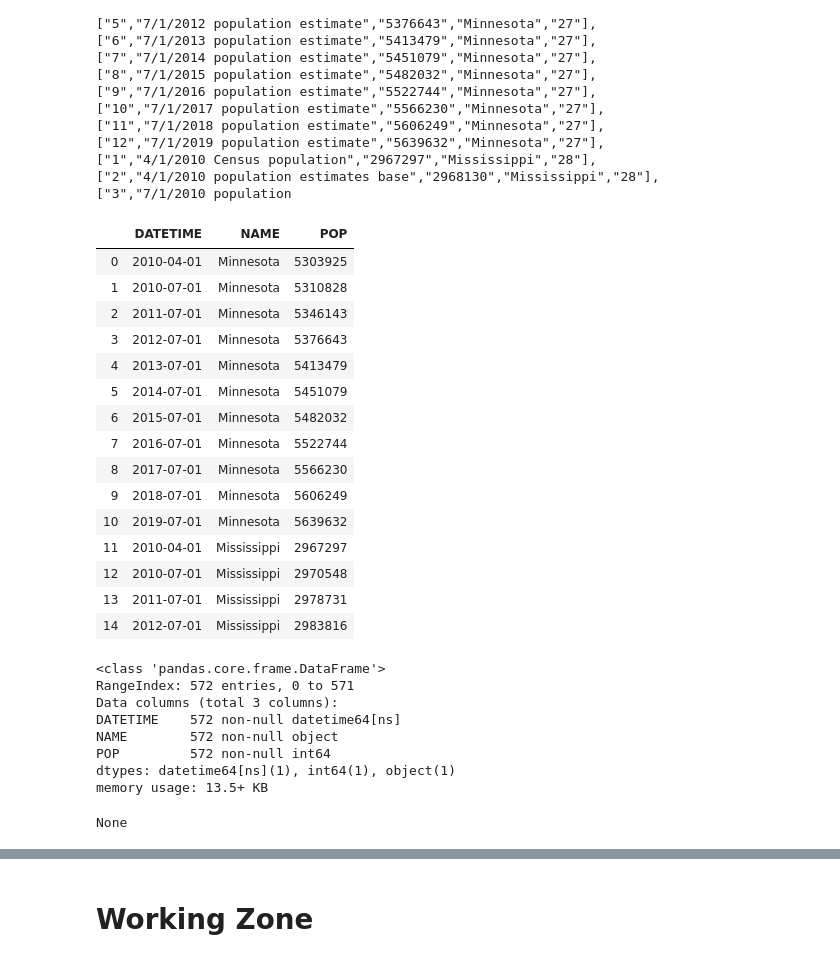
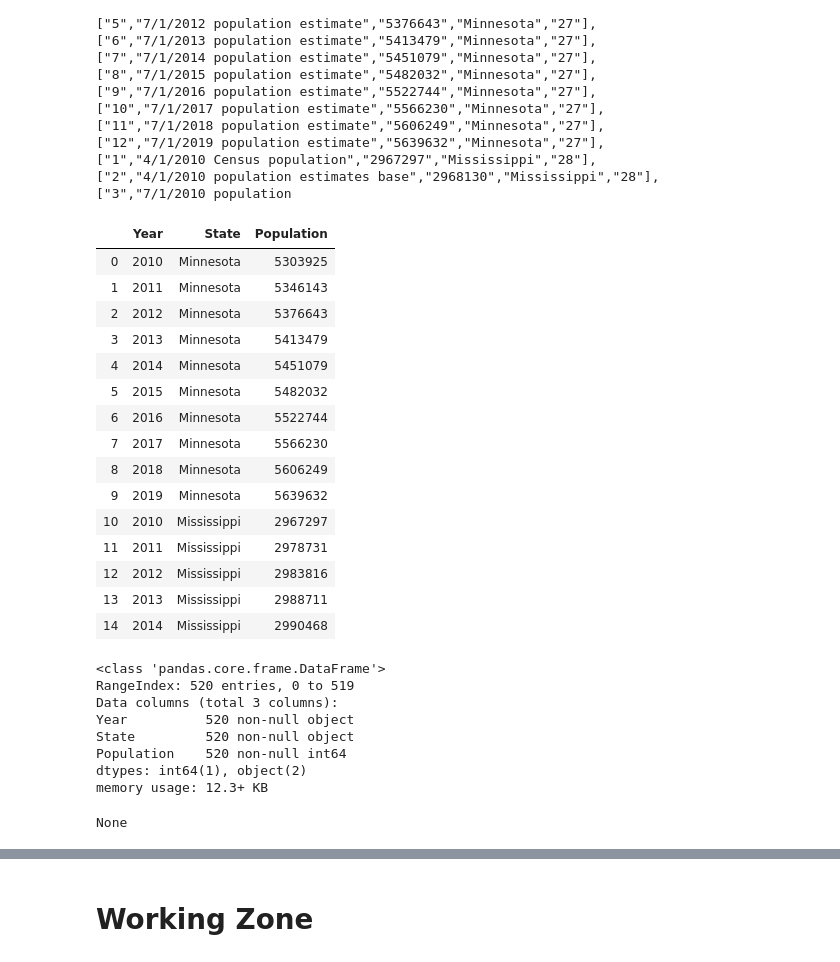
Before and after one commit to zapatos24/The_Electoral_College-Today_and_Tomorrow, a Jupyter notebook: electoral_college_data_map_notebook.ipynb, the cells around one changed output, grey strips where cells are left out. Drawn from its saved outputs; the diff is of its cells as text; code cells hidden in the pictures.

```diff
--- a/electoral_college_data_map_notebook.ipynb
+++ b/electoral_college_data_map_notebook.ipynb
@@ -70,39 +76,40 @@ https://api.census.gov/data/2019/pep/population?get=DATE_CODE%2CDATE_DESC%2CPOP%
 # %%
 #clean data (only need population, state, and datetime) with pandas before putting into SQL database
 data = r.json()
-df = pd.DataFrame(data[1:], columns=data[0])
-df['DATETIME'] = df.DATE_DESC.apply(lambda x: pd.to_datetime(x[:9]))
-df.drop(df[df.DATE_CODE == '2'].index, inplace=True)
-df.drop(['state','DATE_CODE', 'DATE_DESC'], axis=1, inplace=True)
-df.reset_index(drop=True, inplace=True)
-df['POP'] = df.POP.astype('int64')
-df = df[['DATETIME', 'NAME', 'POP']]
+main_df = pd.DataFrame(data[1:], columns=data[0])
+main_df['YEAR'] = main_df.DATE_DESC.apply(lambda x: x[4:8])
+main_df.drop(main_df[(main_df.DATE_CODE == '2') | (main_df.DATE_CODE == '3')].index, inplace=True)
+main_df.drop(['state','DATE_CODE', 'DATE_DESC'], axis=1, inplace=True)
+main_df.reset_index(drop=True, inplace=True)
+main_df['POP'] = main_df.POP.astype('int64')
+main_df = main_df[['YEAR', 'NAME', 'POP']]
+main_df.columns = ['Year', 'State', 'Population']
 
-display(df.head(15))
-display(df.info())
+display(main_df.head(15))
+display(main_df.info())
 # %% [output]
-|  | DATETIME | NAME | POP |
-| 0 | 2010-04-01 | Minnesota | 5303925 |
-| 1 | 2010-07-01 | Minnesota | 5310828 |
-| 2 | 2011-07-01 | Minnesota | 5346143 |
-| 3 | 2012-07-01 | Minnesota | 5376643 |
-| 4 | 2013-07-01 | Minnesota | 5413479 |
-| 5 | 2014-07-01 | Minnesota | 5451079 |
-| 6 | 2015-07-01 | Minnesota | 5482032 |
-| 7 | 2016-07-01 | Minnesota | 5522744 |
-| 8 | 2017-07-01 | Minnesota | 5566230 |
-| 9 | 2018-07-01 | Minnesota | 5606249 |
-| 10 | 2019-07-01 | Minnesota | 5639632 |
-| 11 | 2010-04-01 | Mississippi | 2967297 |
-| 12 | 2010-07-01 | Mississippi | 2970548 |
-| 13 | 2011-07-01 | Mississippi | 2978731 |
-| 14 | 2012-07-01 | Mississippi | 2983816 |
+|  | Year | State | Population |
+| 0 | 2010 | Minnesota | 5303925 |
+| 1 | 2011 | Minnesota | 5346143 |
+| 2 | 2012 | Minnesota | 5376643 |
+| 3 | 2013 | Minnesota | 5413479 |
+| 4 | 2014 | Minnesota | 5451079 |
+| 5 | 2015 | Minnesota | 5482032 |
+| 6 | 2016 | Minnesota | 5522744 |
+| 7 | 2017 | Minnesota | 5566230 |
+| 8 | 2018 | Minnesota | 5606249 |
+| 9 | 2019 | Minnesota | 5639632 |
+| 10 | 2010 | Mississippi | 2967297 |
+| 11 | 2011 | Mississippi | 2978731 |
+| 12 | 2012 | Mississippi | 2983816 |
+| 13 | 2013 | Mississippi | 2988711 |
+| 14 | 2014 | Mississippi | 2990468 |
 <class 'pandas.core.frame.DataFrame'>
-RangeIndex: 572 entries, 0 to 571
+RangeIndex: 520 entries, 0 to 519
 Data columns (total 3 columns):
-DATETIME    572 non-null datetime64[ns]
-NAME        572 non-null object
-POP         572 non-null int64
-dtypes: datetime64[ns](1), int64(1), object(1)
-memory usage: 13.5+ KB
+Year          520 non-null object
+State         520 non-null object
+Population    520 non-null int64
+dtypes: int64(1), object(2)
+memory usage: 12.3+ KB
 None
```
Also changed, not shown: parts of 14 cells of this notebook, 4 other files.
